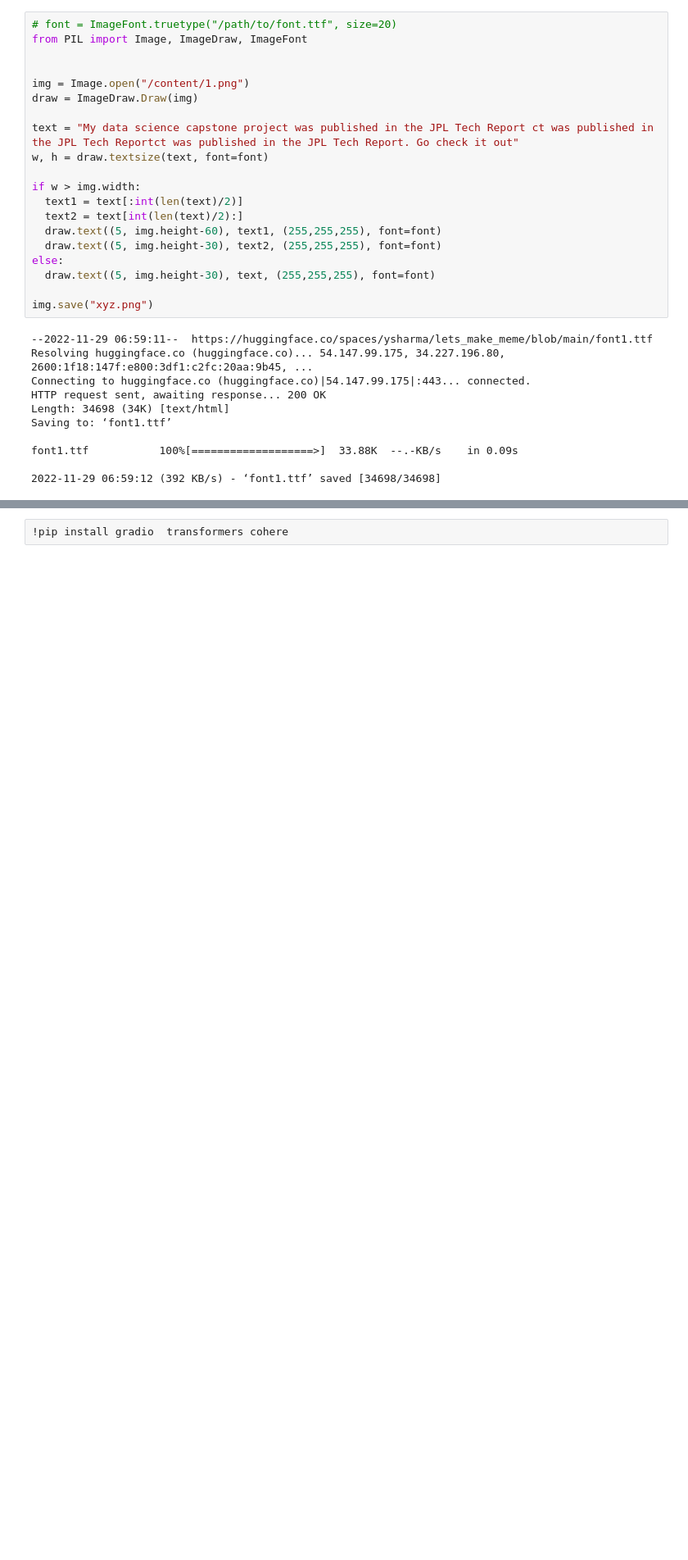
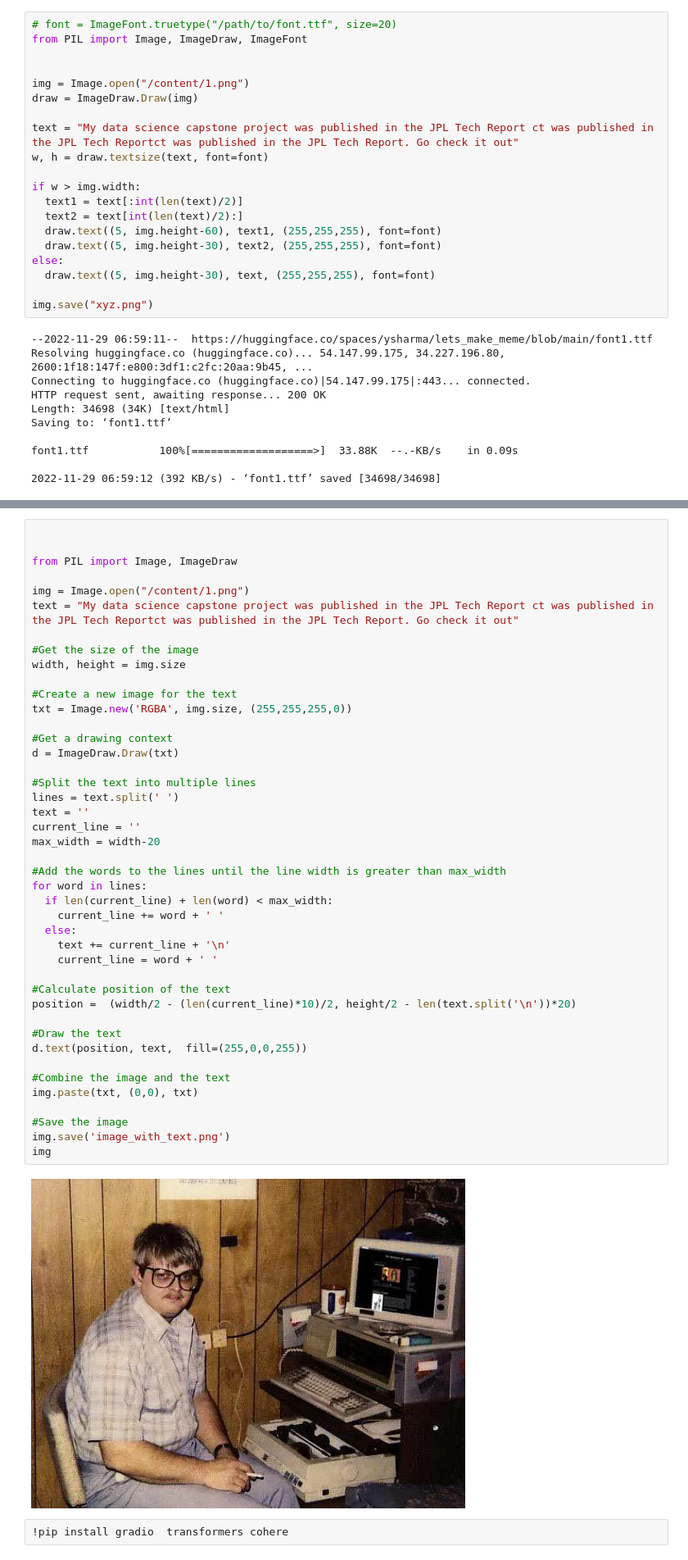
Before and after one commit to sallumandya1995/meme_world, a Jupyter notebook: maymay_ wip.ipynb, the cells around one changed output, grey strips where cells are left out. Shown at 82% size. Drawn from its saved outputs; the diff is of its cells as text; blank space fills up the shorter version.

```diff
--- a/maymay_ wip.ipynb
+++ b/maymay_ wip.ipynb
@@ -228,3 +121,48 @@ img
+# %%
+
+
+from PIL import Image, ImageDraw
+
+img = Image.open("/content/1.png")
+text = "My data science capstone project was published in the JPL Tech Report ct was published in the JPL Tech Reportct was published in the JPL Tech Report. Go check it out"
+
+#Get the size of the image
+width, height = img.size
+
+#Create a new image for the text
+txt = Image.new('RGBA', img.size, (255,255,255,0))
+
+#Get a drawing context
+d = ImageDraw.Draw(txt)
+
+#Split the text into multiple lines
+lines = text.split(' ')
+text = ''
+current_line = ''
+max_width = width-20
+
+#Add the words to the lines until the line width is greater than max_width
+for word in lines:
+  if len(current_line) + len(word) < max_width:
+    current_line += word + ' '
+  else:
+    text += current_line + '\n'
+    current_line = word + ' '
+
+#Calculate position of the text
+position =  (width/2 - (len(current_line)*10)/2, height/2 - len(text.split('\n'))*20)
+
+#Draw the text
+d.text(position, text,  fill=(255,0,0,255))
+
+#Combine the image and the text
+img.paste(txt, (0,0), txt)
+
+#Save the image
+img.save('image_with_text.png')
+img
+# %% [output]
+[figure, added]
 # %%
 !pip install gradio  transformers cohere
 # %%
```
Also changed, not shown: parts of 26 cells of this notebook.
